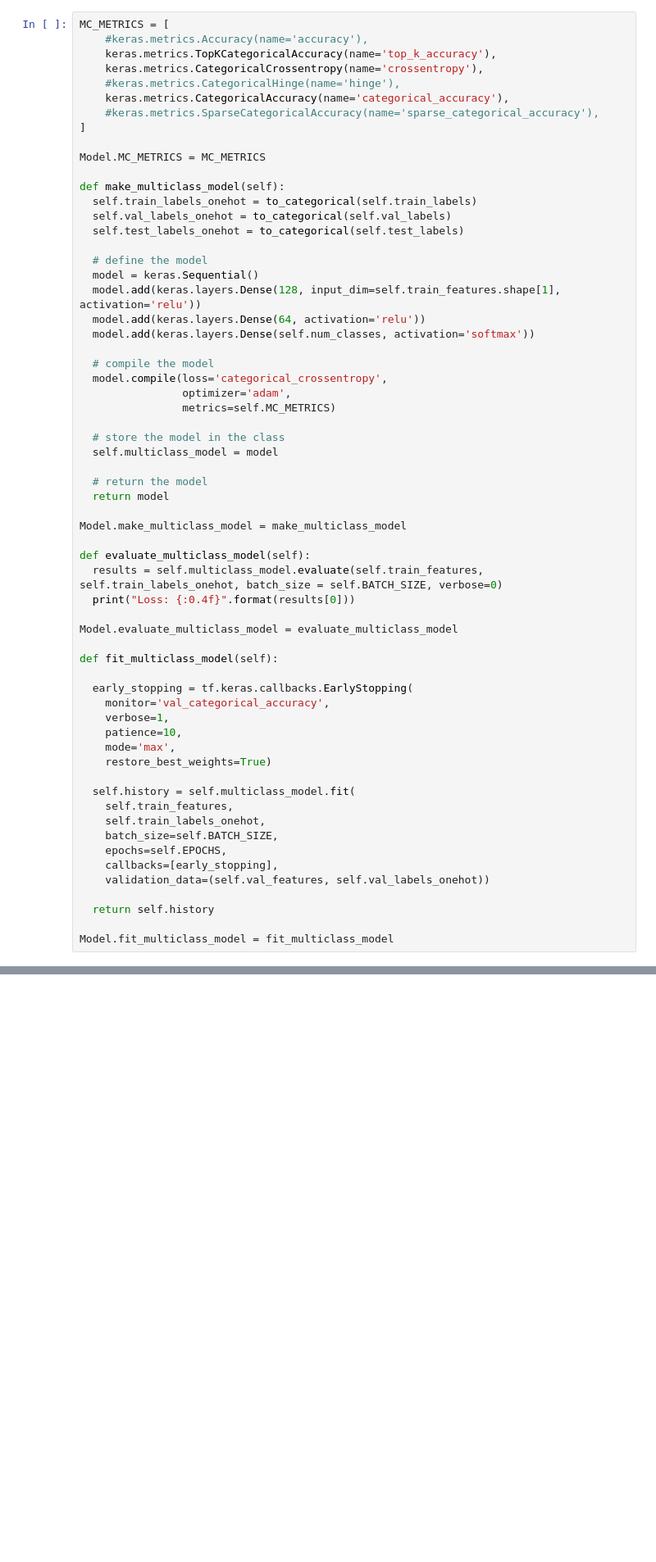
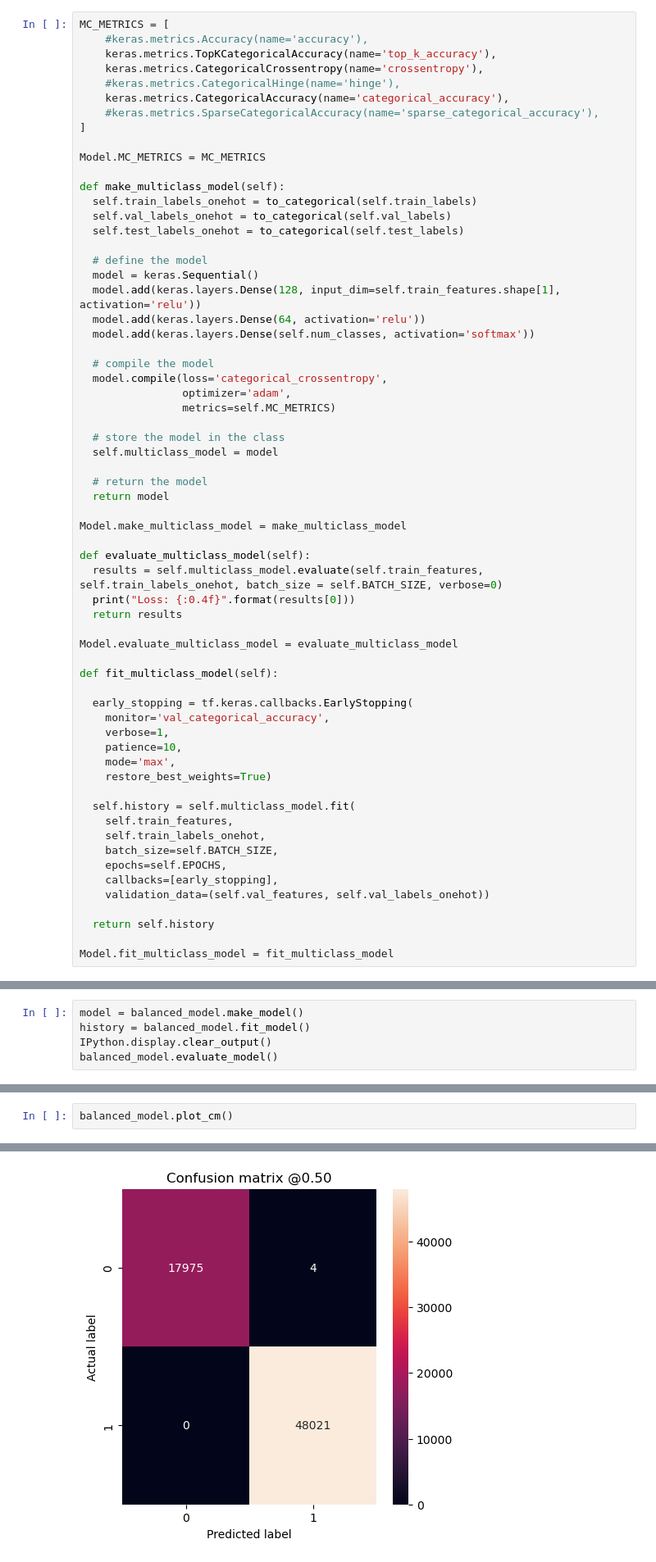
Before and after one commit to aidanhor-n/CS541-DeepLearning, a Jupyter notebook: flowability_data_upload/WORK-Aidan.ipynb, the cells around one changed output, grey strips where cells are left out. Shown at 82% size. Drawn from its saved outputs; the diff is of its cells as text; blank space fills up the shorter version.

```diff
--- a/flowability_data_upload/WORK-Aidan.ipynb
+++ b/flowability_data_upload/WORK-Aidan.ipynb
@@ -436,6 +433,7 @@ Model.make_multiclass_model = make_multiclass_model
 def evaluate_multiclass_model(self):
   results = self.multiclass_model.evaluate(self.train_features, self.train_labels_onehot, batch_size = self.BATCH_SIZE, verbose=0)
   print("Loss: {:0.4f}".format(results[0]))
+  return results
 
 Model.evaluate_multiclass_model = evaluate_multiclass_model
 
@@ -505,0 +621,5 @@ powder_class_model.plot_multiclass_cm()
+# %%
+model = balanced_model.make_model()
+history = balanced_model.fit_model()
+IPython.display.clear_output()
+balanced_model.evaluate_model()
@@ -505,0 +628,3 @@ powder_class_model.plot_multiclass_cm()
+# %%
+balanced_model.plot_cm()
+# %% [output]
@@ -505,0 +637 @@ powder_class_model.plot_multiclass_cm()
+[figure, added]
```
Also changed, not shown: parts of 19 cells of this notebook.
